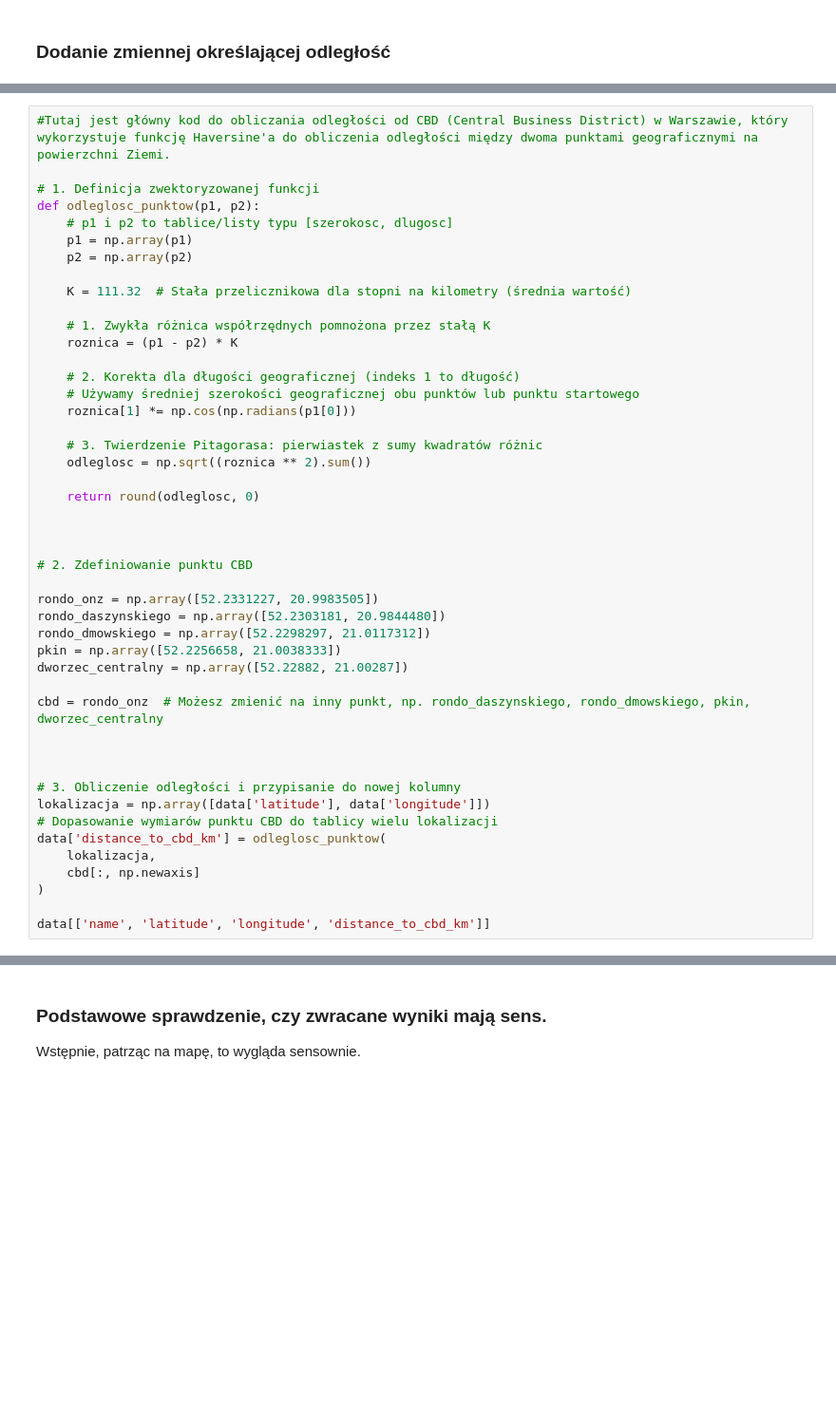
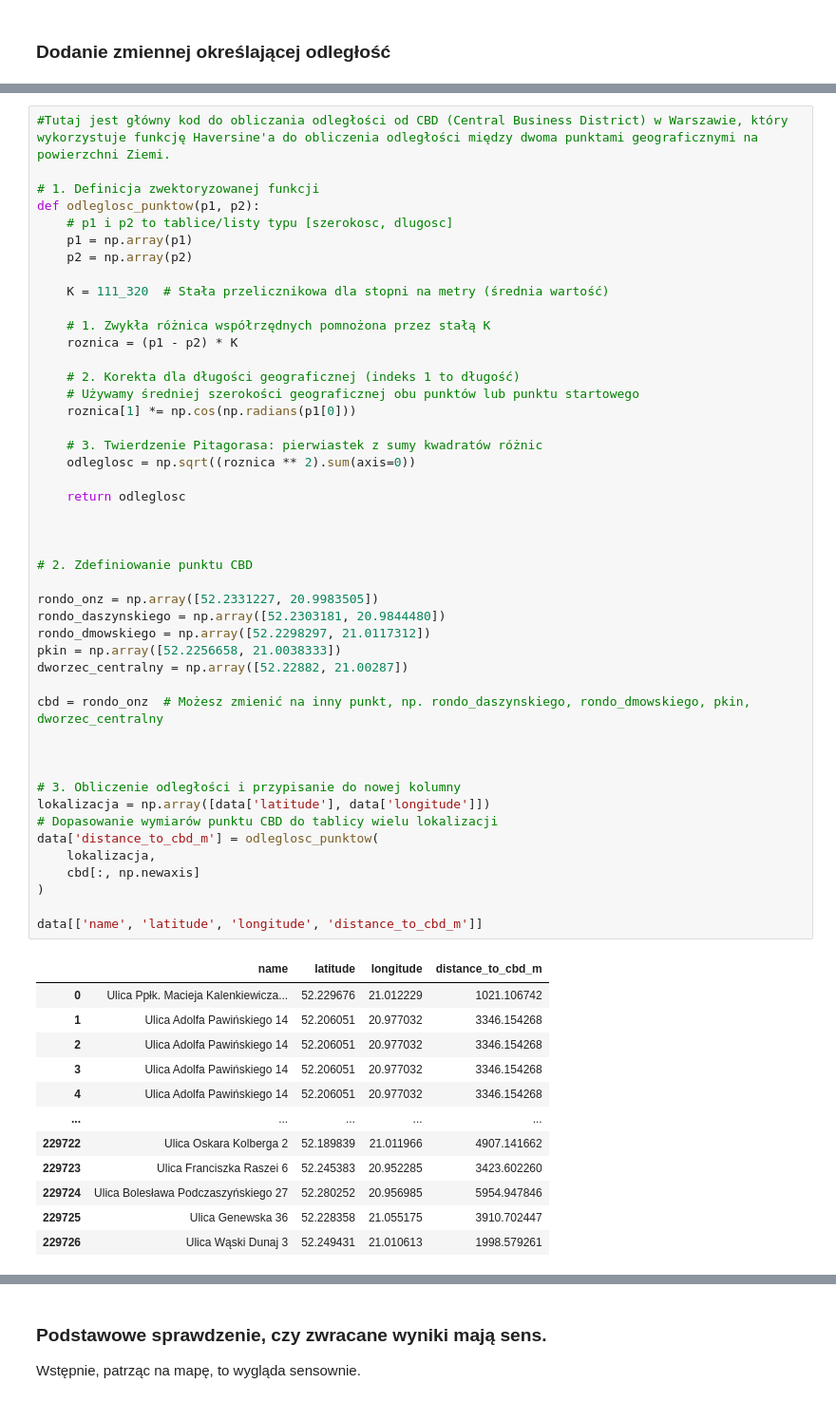
Before and after one commit to Podatek-Katastralny/Badanie-Kataster, a Jupyter notebook: odleglosc do cbd.ipynb, the cells around one changed output, grey strips where cells are left out. Shown at 95% size. Cells and saved outputs as stored; diff of their text form; blank space fills up the shorter version.

```diff
--- a/odleglosc do cbd.ipynb
+++ b/odleglosc do cbd.ipynb
@@ -42,41 +28,53 @@ def odleglosc_punktow(p1, p2):
     p1 = np.array(p1)
     p2 = np.array(p2)
 
-    K = 111.32  # Stała przelicznikowa dla stopni na kilometry (średnia wartość)
+    K = 111_320  # Stała przelicznikowa dla stopni na metry (średnia wartość)
 
     # 1. Zwykła różnica współrzędnych pomnożona przez stałą K
     roznica = (p1 - p2) * K
 
     # 2. Korekta dla długości geograficznej (indeks 1 to długość)
     # Używamy średniej szerokości geograficznej obu punktów lub punktu startowego
     roznica[1] *= np.cos(np.radians(p1[0]))
 
     # 3. Twierdzenie Pitagorasa: pierwiastek z sumy kwadratów różnic
-    odleglosc = np.sqrt((roznica ** 2).sum())
+    odleglosc = np.sqrt((roznica ** 2).sum(axis=0))
 
-    return round(odleglosc, 0)
+    return odleglosc
 
 
 
 # 2. Zdefiniowanie punktu CBD
 
 rondo_onz = np.array([52.2331227, 20.9983505])
 rondo_daszynskiego = np.array([52.2303181, 20.9844480])
 rondo_dmowskiego = np.array([52.2298297, 21.0117312])
 pkin = np.array([52.2256658, 21.0038333])
 dworzec_centralny = np.array([52.22882, 21.00287])
 
 cbd = rondo_onz  # Możesz zmienić na inny punkt, np. rondo_daszynskiego, rondo_dmowskiego, pkin, dworzec_centralny
 
 
 
 # 3. Obliczenie odległości i przypisanie do nowej kolumny
 lokalizacja = np.array([data['latitude'], data['longitude']])
 # Dopasowanie wymiarów punktu CBD do tablicy wielu lokalizacji
-data['distance_to_cbd_km'] = odleglosc_punktow(
+data['distance_to_cbd_m'] = odleglosc_punktow(
     lokalizacja,
     cbd[:, np.newaxis]
 )
 
-data[['name', 'latitude', 'longitude', 'distance_to_cbd_km']]
+data[['name', 'latitude', 'longitude', 'distance_to_cbd_m']]
 # %% [output]
+|  | name | latitude | longitude | distance_to_cbd_m |
+| 0 | Ulica Ppłk. Macieja Kalenkiewicza... | 52.229676 | 21.012229 | 1021.106742 |
+| 1 | Ulica Adolfa Pawińskiego 14 | 52.206051 | 20.977032 | 3346.154268 |
+| 2 | Ulica Adolfa Pawińskiego 14 | 52.206051 | 20.977032 | 3346.154268 |
+| 3 | Ulica Adolfa Pawińskiego 14 | 52.206051 | 20.977032 | 3346.154268 |
+| 4 | Ulica Adolfa Pawińskiego 14 | 52.206051 | 20.977032 | 3346.154268 |
+| ... | ... | ... | ... | ... |
+| 229722 | Ulica Oskara Kolberga 2 | 52.189839 | 21.011966 | 4907.141662 |
+| 229723 | Ulica Franciszka Raszei 6 | 52.245383 | 20.952285 | 3423.602260 |
+| 229724 | Ulica Bolesława Podczaszyńskiego 27 | 52.280252 | 20.956985 | 5954.947846 |
+| 229725 | Ulica Genewska 36 | 52.228358 | 21.055175 | 3910.702447 |
+| 229726 | Ulica Wąski Dunaj 3 | 52.249431 | 21.010613 | 1998.579261 |
```
Also changed, not shown: parts of 9 cells of this notebook.
